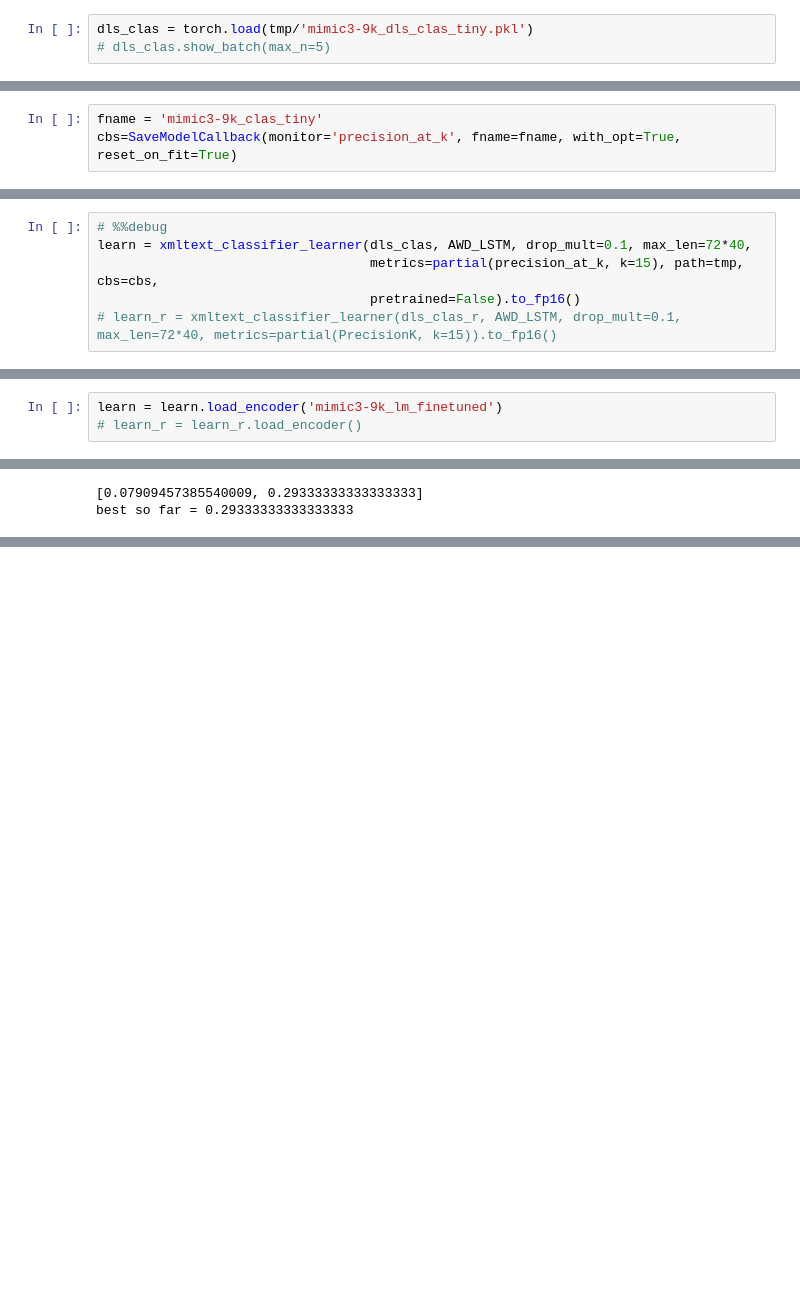
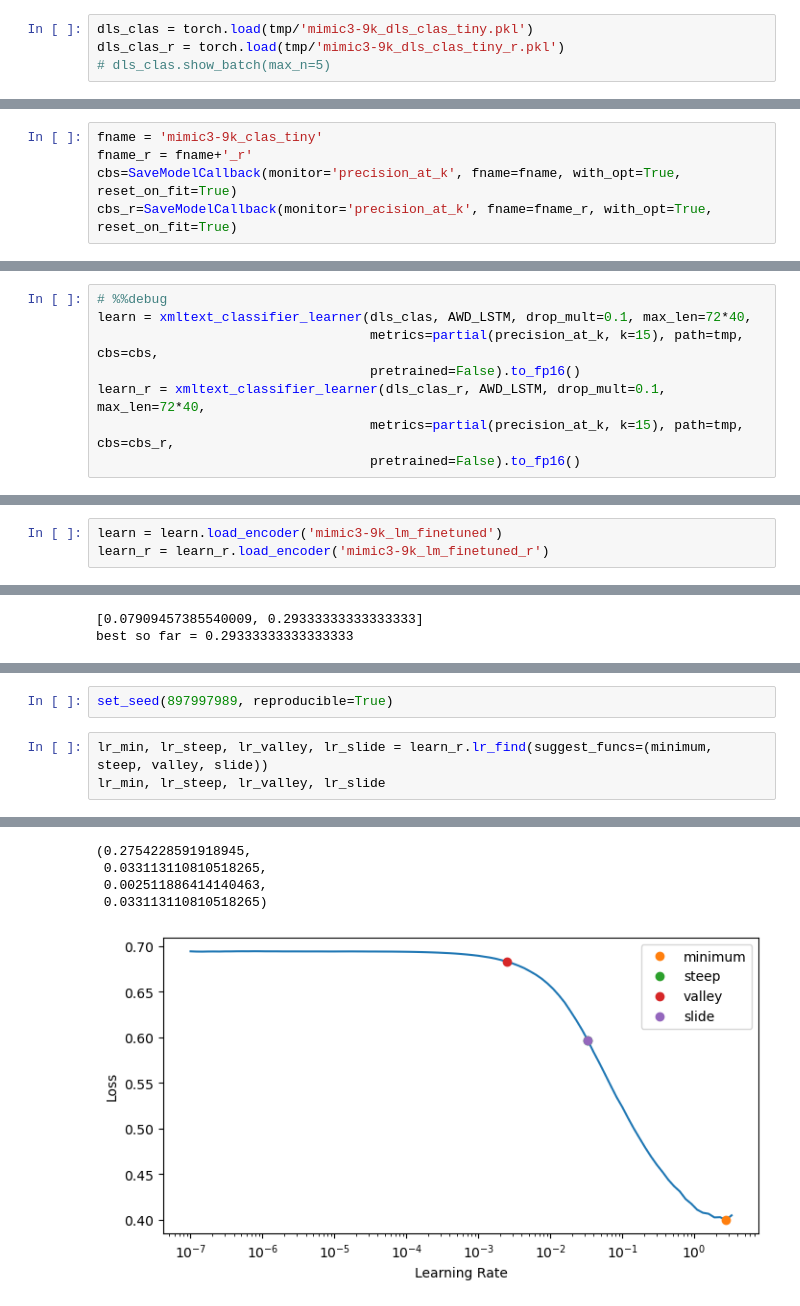
Before and after one commit to debjyotiSRoy/xcube, a Jupyter notebook: nbs/18_tutorial.train_mimic3.ipynb, the cells around one changed output, grey strips where cells are left out. Cells and saved outputs as stored; diff of their text form; blank space fills up the shorter version.

```diff
--- a/nbs/18_tutorial.train_mimic3.ipynb
+++ b/nbs/18_tutorial.train_mimic3.ipynb
@@ -665,6 +674,7 @@ tmp = tmp.parent
 Let's now get the dataloaders for the classifier
 # %%
 dls_clas = torch.load(tmp/'mimic3-9k_dls_clas_tiny.pkl')
+dls_clas_r = torch.load(tmp/'mimic3-9k_dls_clas_tiny_r.pkl')
 # dls_clas.show_batch(max_n=5)
 # %% [markdown]
 Or if you want to load the one for the full dataset:
@@ -675,7 +685,9 @@ Or if you want to load the one for the full dataset:
 We'll save the classifier with `fname` so let's create the callback upfront:
 # %%
 fname = 'mimic3-9k_clas_tiny'
+fname_r = fname+'_r'
 cbs=SaveModelCallback(monitor='precision_at_k', fname=fname, with_opt=True, reset_on_fit=True)
+cbs_r=SaveModelCallback(monitor='precision_at_k', fname=fname_r, with_opt=True, reset_on_fit=True)
 # %% [markdown]
 We will make the `TextLearner` (Here you can use `pretrained=Fasle` to save time beacuse we are anyway going to `load_encoder` later which will replace the encoder wgts with the ones we that we have in the fine-tuned LM):
 # %%
@@ -683,7 +695,9 @@ We will make the `TextLearner` (Here you can use `pretrained=Fasle` to save time
 learn = xmltext_classifier_learner(dls_clas, AWD_LSTM, drop_mult=0.1, max_len=72*40,
                                    metrics=partial(precision_at_k, k=15), path=tmp, cbs=cbs,
                                    pretrained=False).to_fp16()
-# learn_r = xmltext_classifier_learner(dls_clas_r, AWD_LSTM, drop_mult=0.1, max_len=72*40, metrics=partial(PrecisionK, k=15)).to_fp16()
+learn_r = xmltext_classifier_learner(dls_clas_r, AWD_LSTM, drop_mult=0.1, max_len=72*40,
+                                   metrics=partial(precision_at_k, k=15), path=tmp, cbs=cbs_r,
+                                   pretrained=False).to_fp16()
 # %%
 #| hide
 # learn.model[0]
@@ -693,7 +707,7 @@ learn = xmltext_classifier_learner(dls_clas, AWD_LSTM, drop_mult=0.1, max_len=72
 The following line essentially captures the magic of [ULMFit's](https://arxiv.org/pdf/1801.06146.pdf) transfer learning:
 # %%
 learn = learn.load_encoder('mimic3-9k_lm_finetuned')
-# learn_r = learn_r.load_encoder()
+learn_r = learn_r.load_encoder('mimic3-9k_lm_finetuned_r')
 # %% [markdown]
 ## Fine-Tuning the Classifier
 # %% [markdown]
@@ -817,0 +835,6 @@ best so far = 0.29333333333333333
+# %%
+set_seed(897997989, reproducible=True)
+# %%
+lr_min, lr_steep, lr_valley, lr_slide = learn_r.lr_find(suggest_funcs=(minimum, steep, valley, slide))
+lr_min, lr_steep, lr_valley, lr_slide
+# %% [output]
@@ -817,0 +842,5 @@ best so far = 0.29333333333333333
+(0.2754228591918945,
+ 0.033113110810518265,
+ 0.002511886414140463,
+ 0.033113110810518265)
+[figure, added]
```
Also changed, not shown: parts of 63 cells of this notebook, 5 other files.
